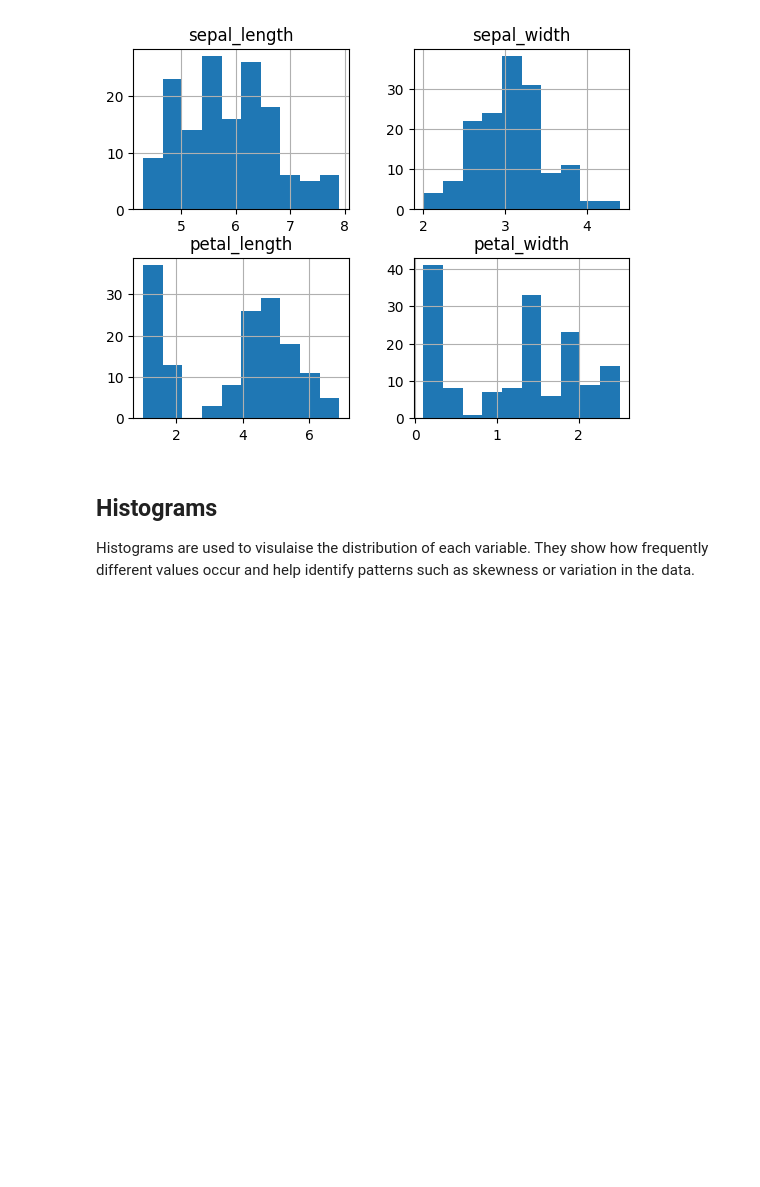
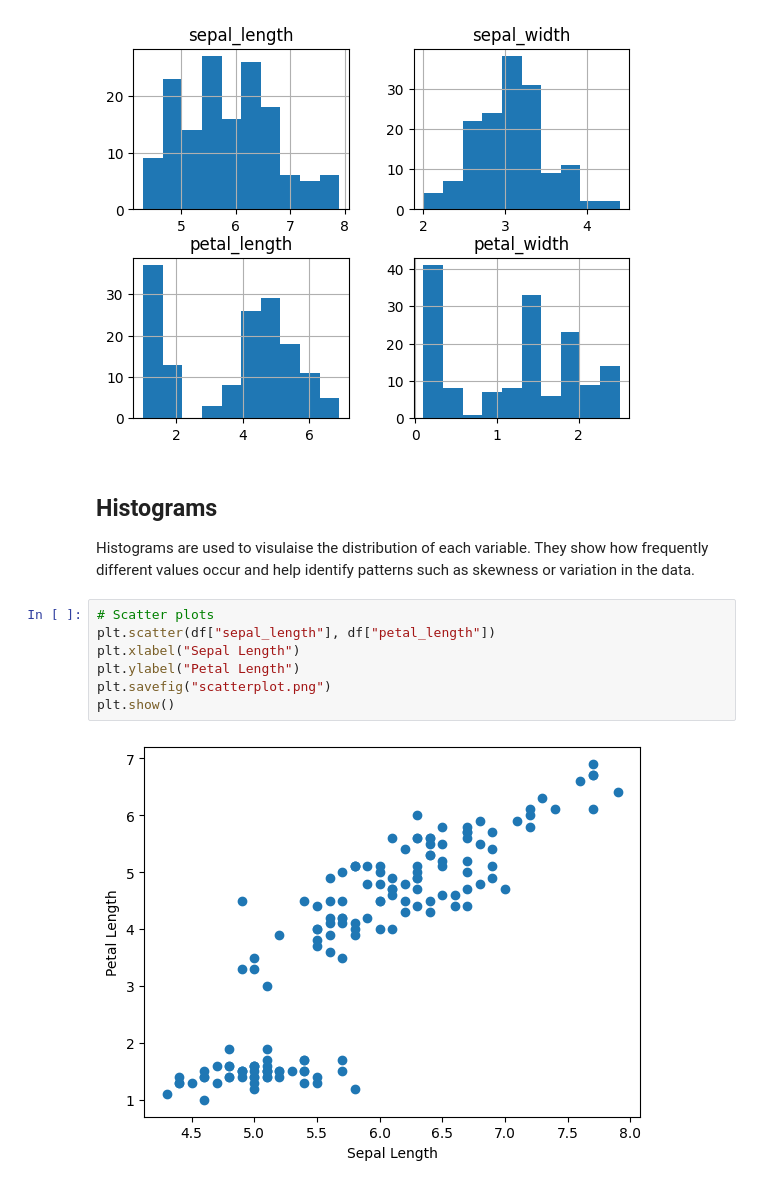
Before and after one commit to aiswarialajan124-png/programming_scripting-pands-project, a Jupyter notebook: analysis.ipynb, the cells around one changed output. Saved outputs shown, nothing was run; the diff lists cells and outputs as text; blank space fills up the shorter version.

Commit message:
Created Scatterplot in analysis.ipymb and saved it to scatterplot.png

```diff
--- a/analysis.ipynb
+++ b/analysis.ipynb
@@ -75,3 +75,12 @@ plt.show()
 # %% [markdown]
 ## Histograms
 Histograms are used to visulaise the distribution of each variable. They show how frequently different values occur and help identify patterns such as skewness or variation in the data.
+# %%
+# Scatter plots
+plt.scatter(df["sepal_length"], df["petal_length"])
+plt.xlabel("Sepal Length")
+plt.ylabel("Petal Length")
+plt.savefig("scatterplot.png")
+plt.show()
+# %% [output]
+[figure, added]
```
Also changed, not shown: parts of 1 cell of this notebook, 1 other file.
